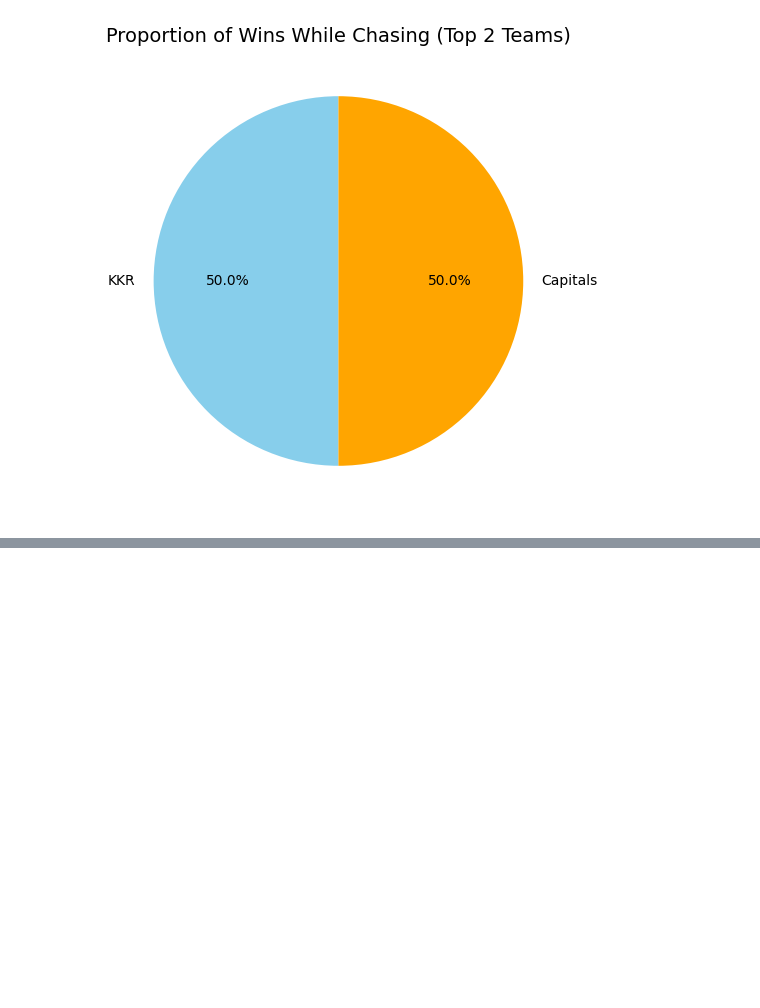
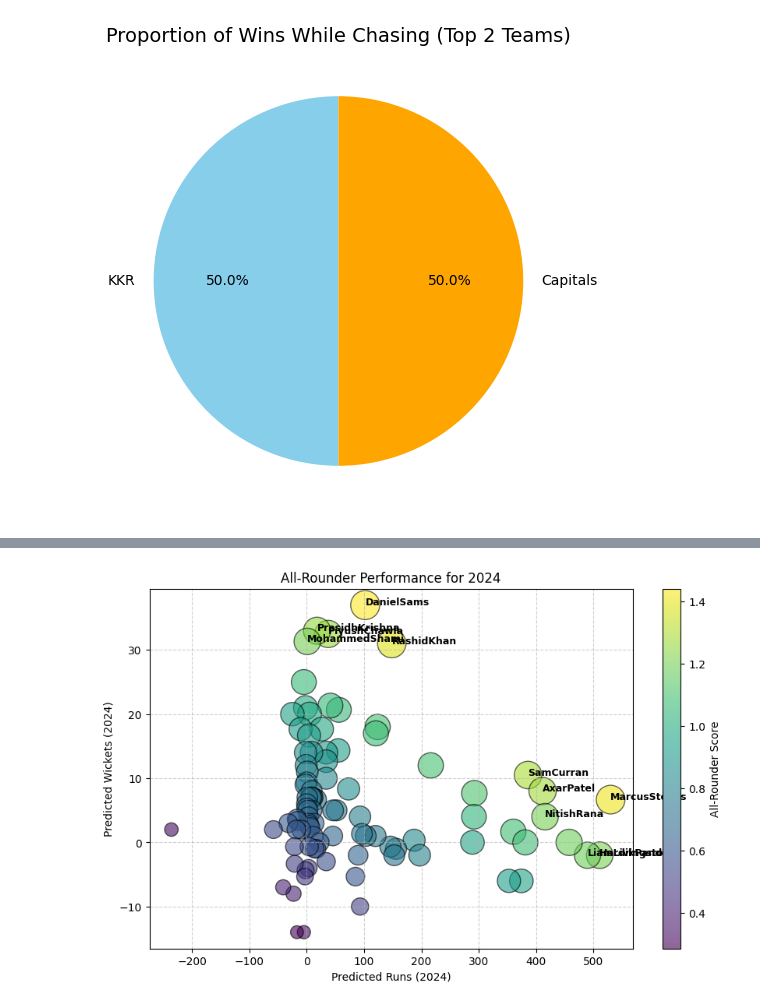
Before and after one commit to Vasista03/Coursework, a Jupyter notebook: cricket_vas.ipynb, the cells around one changed output, grey strips where cells are left out. Cells and saved outputs as stored; diff of their text form; code cells hidden in the pictures; blank space fills up the shorter version.

```diff
--- a/cricket_vas.ipynb
+++ b/cricket_vas.ipynb
@@ -1054,0 +1316,19 @@ plt.show()
+# %%
+# Step 5: Convert to DataFrame
+pred_df = pd.DataFrame(predictions, columns=['Player','Predicted_Runs_2024','Predicted_Wickets_2024'])
+
+# Step 6: Scale both metrics for fair comparison
+scaler = MinMaxScaler()
+pred_df[['Scaled_Runs','Scaled_Wickets']] = scaler.fit_transform(
+    pred_df[['Predicted_Runs_2024','Predicted_Wickets_2024']]
+)
+
+# Step 7: All-Rounder Score = Scaled Runs + Scaled Wickets
+pred_df['All_Rounder_Score'] = pred_df['Scaled_Runs'] + pred_df['Scaled_Wickets']
+
+# Step 8: Sort all players by score (highest first)
+all_players_scores = pred_df.sort_values(by='All_Rounder_Score', ascending=False)
+
+# ---------------- Results ---------------- #
+print("All Players All-Rounder Scores for 2024 (Predicted):")
+print(all_players_scores.head(11)[['Player','Predicted_Runs_2024','Predicted_Wickets_2024','All_Rounder_Score']])
@@ -1054,0 +1353,32 @@ plt.show()
+# %%
+#2.4 plot
+
+import matplotlib.pyplot as plt
+
+# Sort to get top 5 players
+top5 = all_players_scores.sort_values(by='All_Rounder_Score', ascending=False).head(11)
+
+plt.figure(figsize=(10,6))
+plt.scatter(all_players_scores['Predicted_Runs_2024'],
+            all_players_scores['Predicted_Wickets_2024'],
+            s=all_players_scores['All_Rounder_Score']*500,
+            c=all_players_scores['All_Rounder_Score'],
+            cmap='viridis',
+            alpha=0.6,
+            edgecolors='k')
+
+# Add labels only for top 5
+for i in top5.index:
+    plt.text(all_players_scores.loc[i, 'Predicted_Runs_2024'],
+             all_players_scores.loc[i, 'Predicted_Wickets_2024'],
+             all_players_scores.loc[i, 'Player'],
+             fontsize=9, fontweight='bold')
+
+plt.xlabel("Predicted Runs (2024)")
+plt.ylabel("Predicted Wickets (2024)")
+plt.title("All-Rounder Performance for 2024")
+plt.colorbar(label="All-Rounder Score")
+plt.grid(True, linestyle='--', alpha=0.6)
+plt.show()
+# %% [output]
+[figure, added]
```
Also changed, not shown: parts of 18 cells of this notebook.
